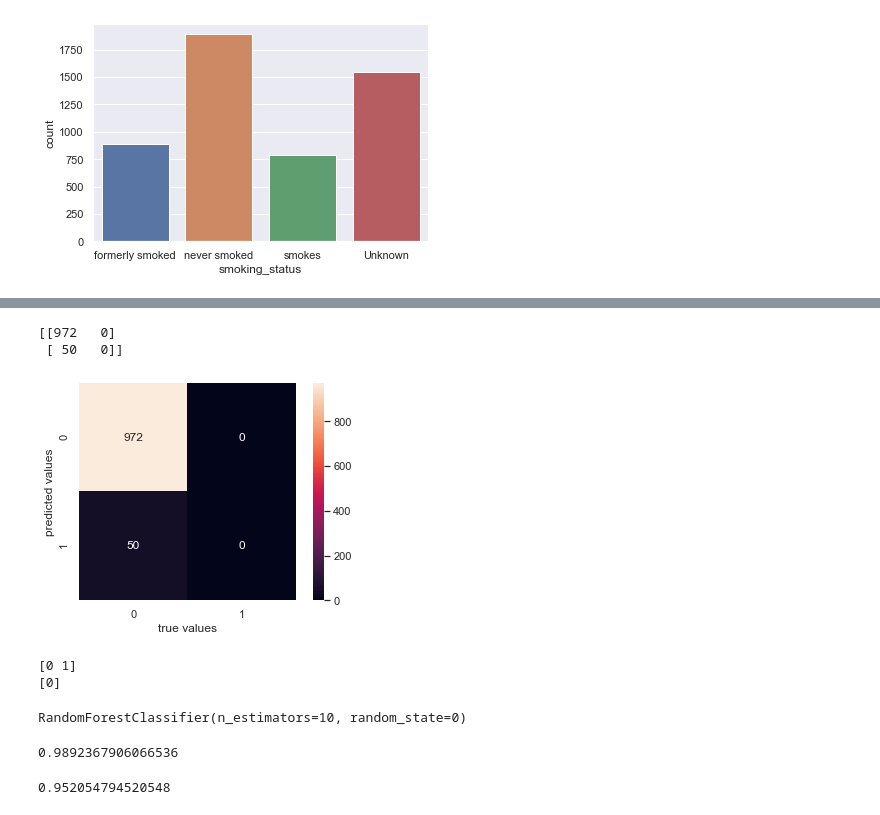
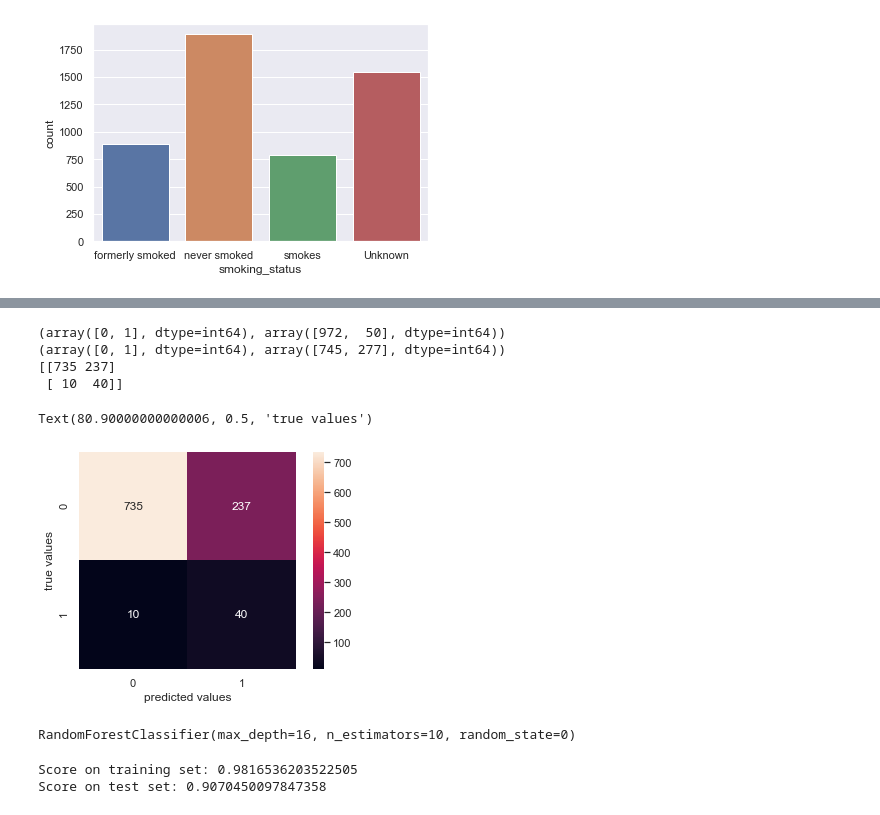
Before and after one commit to Emuolanari/ML_ICA, a Jupyter notebook: Machine Learning ICA .ipynb, the cells around one changed output, grey strips where cells are left out. Cells and saved outputs as stored; diff of their text form; code cells hidden in the pictures.

```diff
--- a/Machine Learning ICA .ipynb
+++ b/Machine Learning ICA .ipynb
@@ -185,12 +203,12 @@ from sklearn.preprocessing import LabelEncoder
 le = LabelEncoder()
 # %%
 #cleaned_stroke_data['age'] = le.fit_transform(cleaned_stroke_data['stroke'])
-cleaned_stroke_data['avg_glucose_level'] = le.fit_transform(cleaned_stroke_data['avg_glucose_level'])
-cleaned_stroke_data['hypertension'] = le.fit_transform(cleaned_stroke_data['hypertension'])
-cleaned_stroke_data['heart_disease'] =le.fit_transform(cleaned_stroke_data['heart_disease'])
-cleaned_stroke_data['ever_married'] = le.fit_transform(cleaned_stroke_data['ever_married'])
-cleaned_stroke_data['Residence_type'] = le.fit_transform(cleaned_stroke_data['Residence_type'])
-cleaned_stroke_data['smoking_status'] =le.fit_transform(cleaned_stroke_data['smoking_status'])
-cleaned_stroke_data['work_type'] =le.fit_transform(cleaned_stroke_data['work_type'])
-cleaned_stroke_data['gender'] =le.fit_transform(cleaned_stroke_data['gender'])
+new_stroke_df['avg_glucose_level'] = le.fit_transform(new_stroke_df['avg_glucose_level'])
+new_stroke_df['hypertension'] = le.fit_transform(new_stroke_df['hypertension'])
+new_stroke_df['heart_disease'] =le.fit_transform(new_stroke_df['heart_disease'])
+new_stroke_df['ever_married'] = le.fit_transform(new_stroke_df['ever_married'])
+new_stroke_df['Residence_type'] = le.fit_transform(new_stroke_df['Residence_type'])
+new_stroke_df['smoking_status'] =le.fit_transform(new_stroke_df['smoking_status'])
+new_stroke_df['work_type'] =le.fit_transform(new_stroke_df['work_type'])
+new_stroke_df['gender'] =le.fit_transform(new_stroke_df['gender'])
 # %%
@@ -216,8 +234,8 @@ from sklearn.preprocessing import StandardScaler
 # %%
 scale = StandardScaler()
 # %%
-X = cleaned_stroke_data.drop('stroke',axis=1)
-y = cleaned_stroke_data['stroke']
+X = new_stroke_df.drop('stroke',axis=1)
+y = new_stroke_df['stroke']
 # %%
 X
 # %% [output]
@@ -259,0 +288,4 @@ X_train,X_test,y_train,y_test = train_test_split(X,y,test_size=0.2,random_state=
+# %%
+#using SMOTE to resample the training set
+smt = SMOTE(random_state=42)
+X_train_sm,y_train_sm = smt.fit_resample(X_train,y_train)
@@ -260,5 +297,5 @@ X_train,X_test,y_train,y_test = train_test_split(X,y,test_size=0.2,random_state=
 # %%
-model = LogisticRegression().fit(X_train,y_train)
+model = LogisticRegression().fit(X_train_sm,y_train_sm)
 # %%
 #using the trained model on the test set
 pred_y = model.predict(X_test)
@@ -278,28 +328,24 @@ model.score(X_test,y_test)
 from sklearn.metrics import confusion_matrix
 # %%
 cm = confusion_matrix(y_test, pred_y)
+print(np.unique(y_test, return_counts=True))
+print(np.unique(pred_y, return_counts=True))
 print(cm)
 # %% [output]
-[[972   0]
- [ 50   0]]
+(array([0, 1], dtype=int64), array([972,  50], dtype=int64))
+(array([0, 1], dtype=int64), array([745, 277], dtype=int64))
+[[735 237]
+ [ 10  40]]
 # %%
-#using a heatmap to make the results from the confusion matrix of our logistic model more readable
+#we can see that we have 735 True negatives (no stroke) and 40 True postives (stroke) and a low false negative
+#which is quite good given we don't want to miss knowing patients likely to have stroke so we could warn them
+#Using a heatmap to make the results from the confusion matrix of our logistic model more readable
 sns.heatmap(cm,square=True,annot=True,fmt='d',cbar='True')
-plt.xlabel('true values')
-plt.ylabel('predicted values');
+plt.xlabel('predicted values')
+plt.ylabel('true values')
 # %% [output]
+Text(80.90000000000006, 0.5, 'true values')
-[figure, old version]
+[figure, new version]
-# %%
-#from the heatmap above and from printing the result of unique classes from our predictions, we see that all samples
-#were classified as non-stroke and although the model accuracy is high, it seems to always classifies all samples as
-#non-stroke which is not the case in the real world. I will try other models, see how they perform in this situation
-#where we have imbalanced datasets (most of our samples don't have stroke) and also come back to tune this logisitc model
-#and see how differently it performs in a case where this imbalanced data is dealt with.
-print(np.unique(y_test))
-print(np.unique(pred_y))
-# %% [output]
-[0 1]
-[0]
 # %%
 #Using a random forest classifier with 10 trees and bootstrapping enabled so wd use different combinations of features to
 #build each tree to see how this perfroms on the dataset in contrast to my logistic model.
@@ -307,15 +353,13 @@ rf_clf = RandomForestClassifier(n_estimators=10, bootstrap=True, random_state=0)
 # %%
-rf_clf.fit(X_train,y_train)
+rf_clf.fit(X_train_sm,y_train_sm)
 # %% [output]
-RandomForestClassifier(n_estimators=10, random_state=0)
+RandomForestClassifier(max_depth=16, n_estimators=10, random_state=0)
 # %%
-rf_clf.score(X_train,y_train)
+print("Score on training set: {}".format(rf_clf.score(X_train,y_train)))
+print("Score on test set: {}".format(rf_clf.score(X_test,y_test)))
 # %% [output]
-0.9892367906066536
+Score on training set: 0.9816536203522505
+Score on test set: 0.9070450097847358
-# %%
-rf_clf.score(X_test,y_test)
-# %% [output]
-0.952054794520548
 # %%
 y_pred = rf_clf.predict(X_test)
 # %%
```
Also changed, not shown: parts of 54 cells of this notebook.
